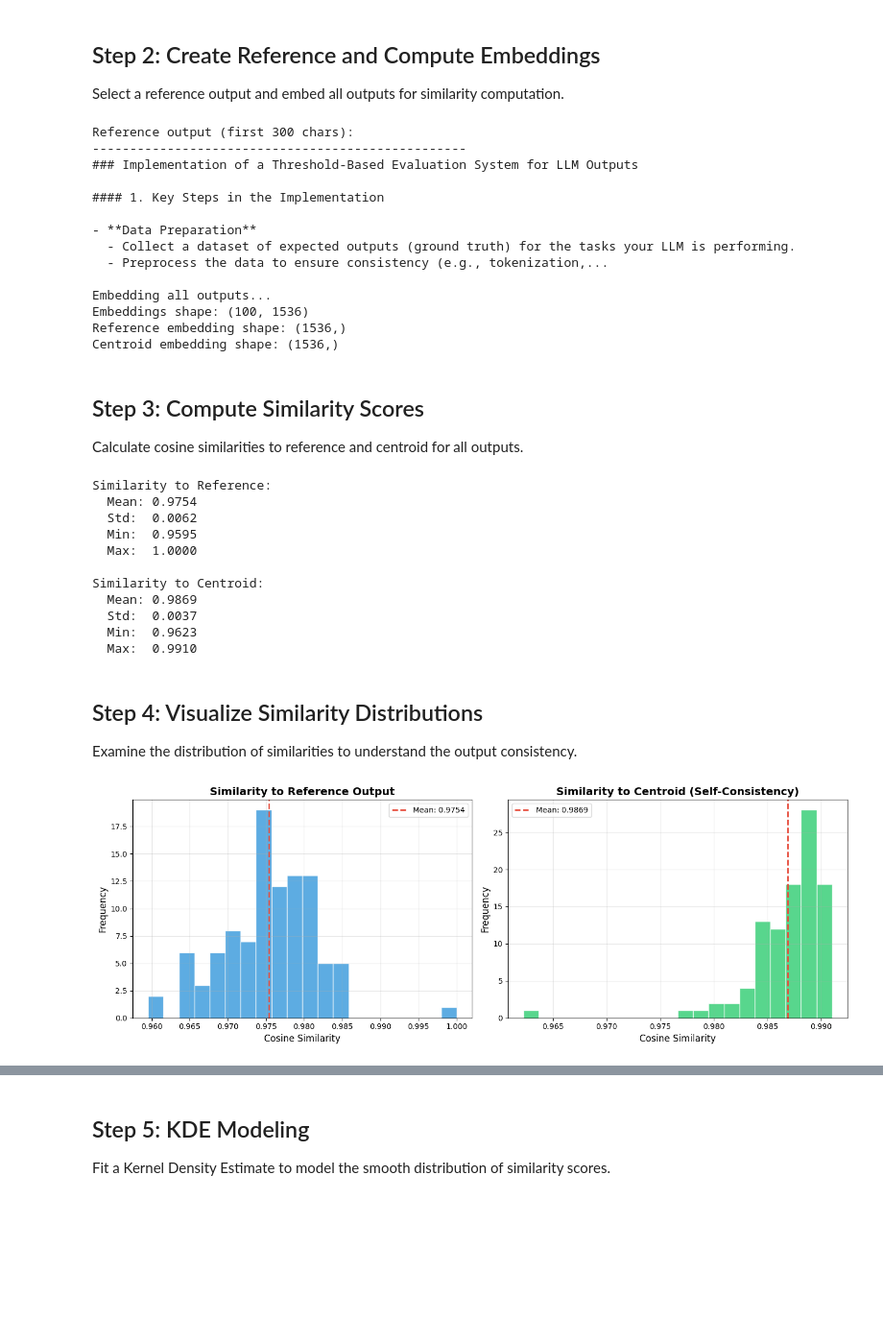
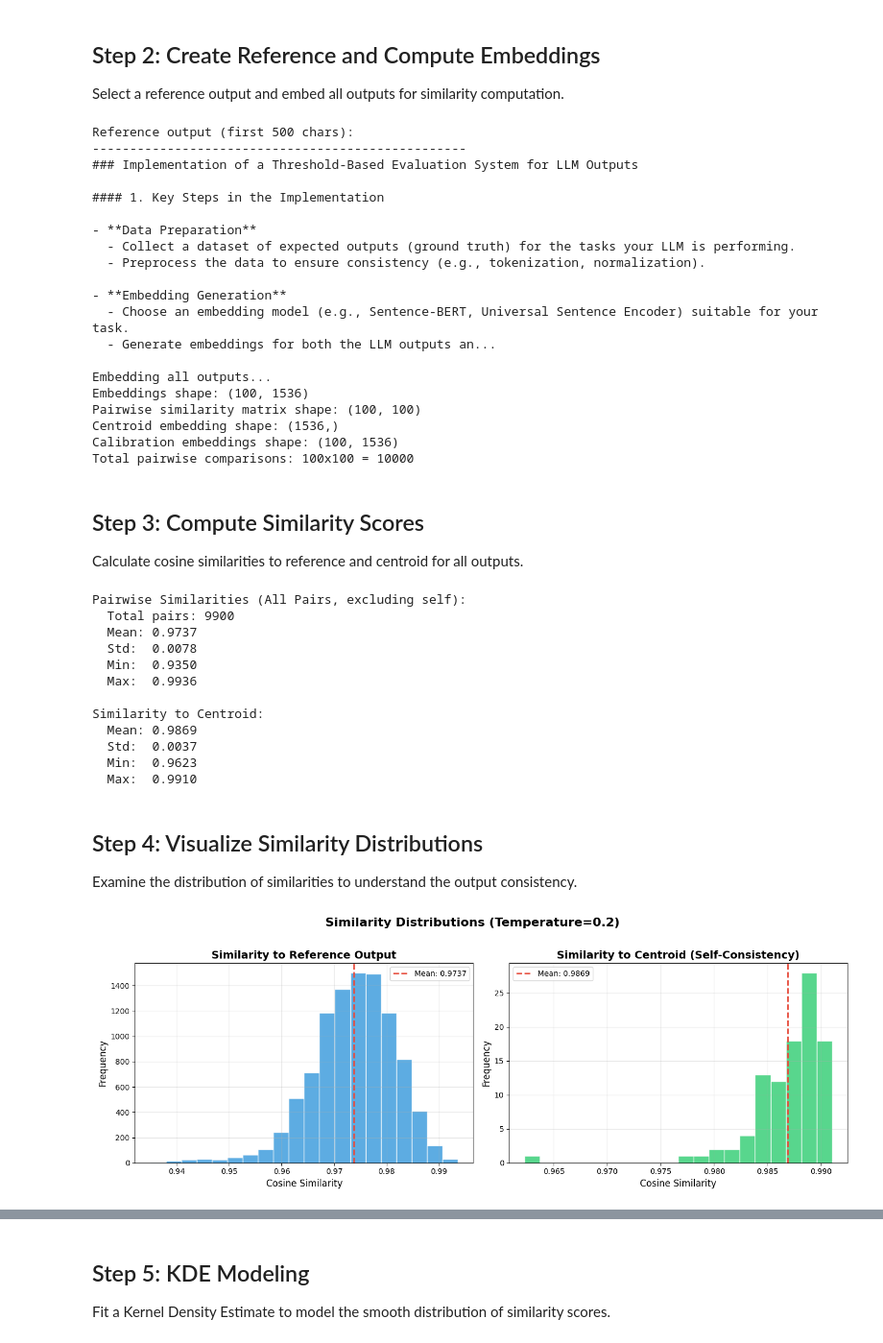
Before and after one commit to leonardoheis/jargons_test, a Jupyter notebook: notebooks/statistical_threshold_calibration.ipynb, the cells around one changed output, grey strips where cells are left out. Shown at 96% size. Saved outputs shown, nothing was run; the diff lists cells and outputs as text; code cells hidden in the pictures; blank space fills up the shorter version.

```diff
--- a/notebooks/statistical_threshold_calibration.ipynb
+++ b/notebooks/statistical_threshold_calibration.ipynb
@@ -267,9 +373,9 @@ Select a reference output and embed all outputs for similarity computation.
 # In production, you might use a human-curated "gold" reference
 reference_output = outputs[0]
 
-print("Reference output (first 300 chars):")
+print("Reference output (first 500 chars):")
 print("-" * 50)
-print(reference_output[:300] + "...")
+print(reference_output[:500] + "...")
 print()
 
 # Embed all outputs
@@ -277,16 +383,28 @@ print("Embedding all outputs...")
 embeddings = embed_texts(outputs)
 print(f"Embeddings shape: {embeddings.shape}")
 
-# Get reference embedding
-ref_embedding = embeddings[0]
+# Create meshgrid to represent Cartesian product of all embedding indices
+n_outputs = len(embeddings)
+idx_x, idx_y = np.meshgrid(np.arange(n_outputs), np.arange(n_outputs))
+
+# Compute pairwise similarities efficiently using sklearn
+# This is equivalent to computing sim(emb[i], emb[j]) for all (i,j) pairs from meshgrid
+# Entry (i,j) = cosine similarity between embedding i and embedding j
+pairwise_sims = cosine_similarity(embeddings)
 
 # Compute centroid embedding (for self-consistency metric)
 centroid = compute_centroid(embeddings)
 
-print(f"Reference embedding shape: {ref_embedding.shape}")
+# Store ALL calibration embeddings as reference for runtime evaluation
+# New outputs will be compared against the entire calibration set
+calibration_embeddings = embeddings  # Shape: (n_outputs, 1536)
+
+print(f"Pairwise similarity matrix shape: {pairwise_sims.shape}")
 print(f"Centroid embedding shape: {centroid.shape}")
+print(f"Calibration embeddings shape: {calibration_embeddings.shape}")
+print(f"Total pairwise comparisons: {n_outputs}x{n_outputs} = {n_outputs**2}")
 # %% [output]
-Reference output (first 300 chars):
+Reference output (first 500 chars):
 --------------------------------------------------
 ### Implementation of a Threshold-Based Evaluation System for LLM Outputs
 
@@ -294,24 +412,33 @@ Reference output (first 300 chars):
 
 - **Data Preparation**
   - Collect a dataset of expected outputs (ground truth) for the tasks your LLM is performing.
-  - Preprocess the data to ensure consistency (e.g., tokenization,...
+  - Preprocess the data to ensure consistency (e.g., tokenization, normalization).
+
+- **Embedding Generation**
+  - Choose an embedding model (e.g., Sentence-BERT, Universal Sentence Encoder) suitable for your task.
+  - Generate embeddings for both the LLM outputs an...
 
 Embedding all outputs...
 Embeddings shape: (100, 1536)
-Reference embedding shape: (1536,)
+Pairwise similarity matrix shape: (100, 100)
 Centroid embedding shape: (1536,)
+Calibration embeddings shape: (100, 1536)
+Total pairwise comparisons: 100x100 = 10000
 # %% [markdown]
 ## Step 3: Compute Similarity Scores
 
 Calculate cosine similarities to reference and centroid for all outputs.
 # %%
-# Compute similarity to reference
-sims_to_ref = cosine_similarity(embeddings, ref_embedding.reshape(1, -1)).flatten()
+# Extract ALL pairwise similarities (excluding diagonal/self-similarity)
+# This gives us the full distribution of how similar outputs are to each other
+mask = ~np.eye(n_outputs, dtype=bool)  # Mask to exclude diagonal
+sims_to_ref = pairwise_sims[mask]  # Shape: (n_outputs * (n_outputs-1),) = (9900,)
 
 # Compute similarity to centroid (self-consistency metric)
 sims_to_centroid = cosine_similarity(embeddings, centroid.reshape(1, -1)).flatten()
 
-print("Similarity to Reference:")
+print("Pairwise Similarities (All Pairs, excluding self):")
+print(f"  Total pairs: {len(sims_to_ref)}")
 print(f"  Mean: {np.mean(sims_to_ref):.4f}")
 print(f"  Std:  {np.std(sims_to_ref):.4f}")
 print(f"  Min:  {np.min(sims_to_ref):.4f}")
@@ -323,11 +450,12 @@ print(f"  Std:  {np.std(sims_to_centroid):.4f}")
 print(f"  Min:  {np.min(sims_to_centroid):.4f}")
 print(f"  Max:  {np.max(sims_to_centroid):.4f}")
 # %% [output]
-Similarity to Reference:
-  Mean: 0.9754
-  Std:  0.0062
-  Min:  0.9595
-  Max:  1.0000
+Pairwise Similarities (All Pairs, excluding self):
+  Total pairs: 9900
+  Mean: 0.9737
+  Std:  0.0078
+  Min:  0.9350
+  Max:  0.9936
 
 Similarity to Centroid:
   Mean: 0.9869
@@ -341,28 +469,31 @@ Examine the distribution of similarities to understand the output consistency.
 # %%
 # Create side-by-side histograms
 fig, axes = plt.subplots(1, 2, figsize=(14, 5))
+
+# Add main title with temperature
+fig.suptitle(f'Similarity Distributions (Temperature={TEMPERATURE})', fontsize=16, fontweight='bold', y=1.02)
 
 # Histogram: Similarity to Reference
 ax1 = axes[0]
 ax1.hist(sims_to_ref, bins=20, color='#3498db', edgecolor='white', alpha=0.8)
 ax1.axvline(np.mean(sims_to_ref), color='#e74c3c', linestyle='--', linewidth=2, label=f'Mean: {np.mean(sims_to_ref):.4f}')
 ax1.set_xlabel('Cosine Similarity', fontsize=12)
 ax1.set_ylabel('Frequency', fontsize=12)
 ax1.set_title('Similarity to Reference Output', fontsize=14, fontweight='bold')
 ax1.legend()
 ax1.grid(True, alpha=0.3)
 
 # Histogram: Similarity to Centroid
 ax2 = axes[1]
 ax2.hist(sims_to_centroid, bins=20, color='#2ecc71', edgecolor='white', alpha=0.8)
 ax2.axvline(np.mean(sims_to_centroid), color='#e74c3c', linestyle='--', linewidth=2, label=f'Mean: {np.mean(sims_to_centroid):.4f}')
 ax2.set_xlabel('Cosine Similarity', fontsize=12)
 ax2.set_ylabel('Frequency', fontsize=12)
 ax2.set_title('Similarity to Centroid (Self-Consistency)', fontsize=14, fontweight='bold')
 ax2.legend()
 ax2.grid(True, alpha=0.3)
 
 plt.tight_layout()
 plt.show()
 # %% [output]
-[figure, old version]
+[figure, new version]
```
Also changed, not shown: parts of 39 cells of this notebook, 1 other file.
